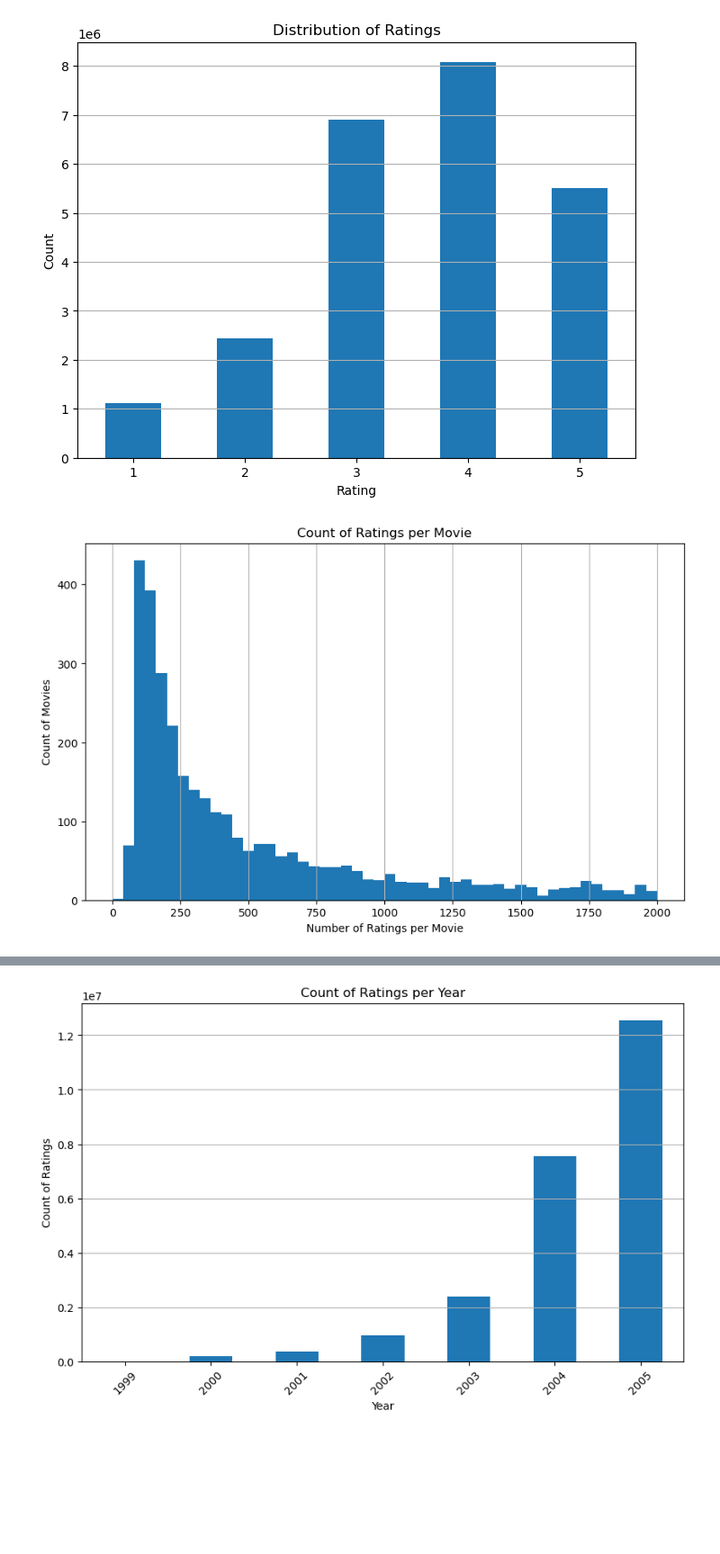
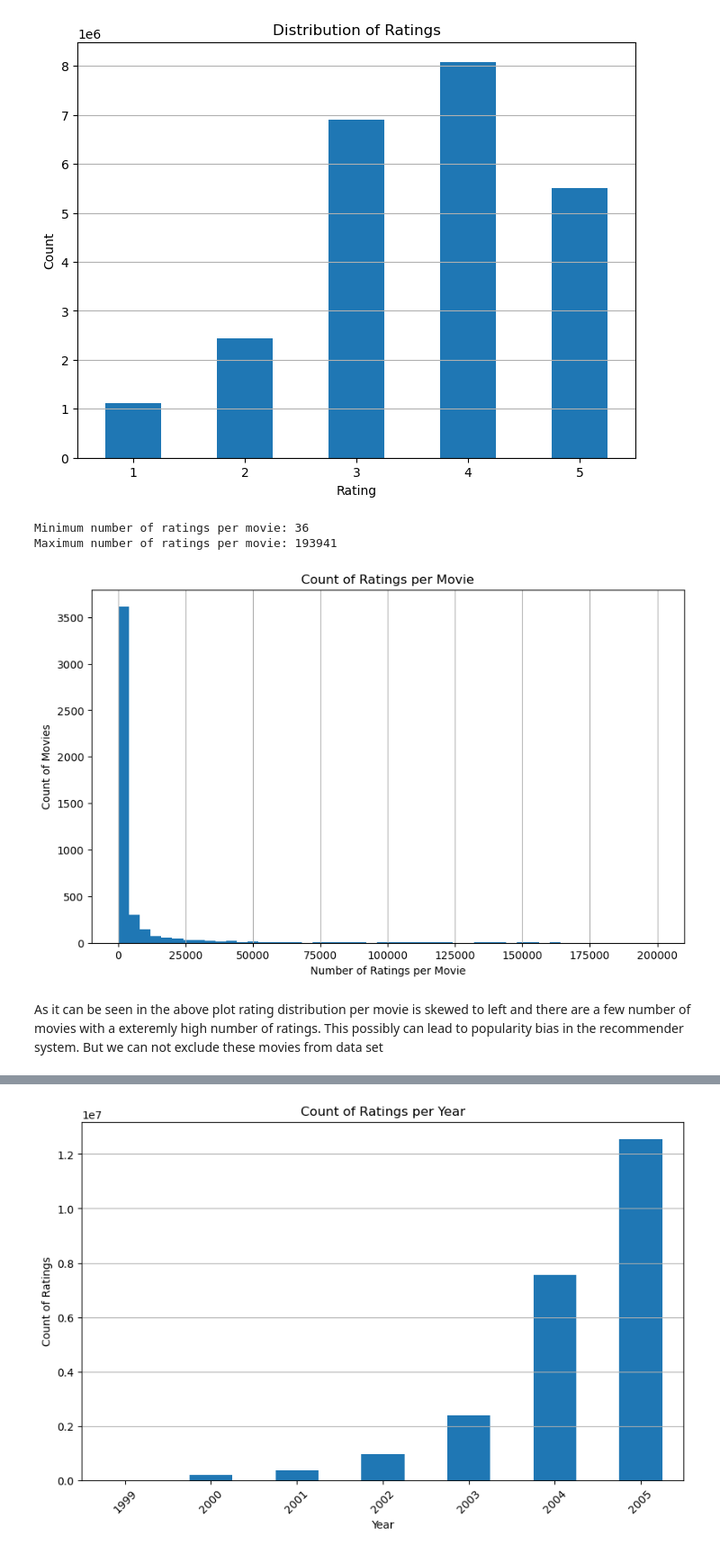
Before and after one commit to nadiaaflatounian/Recommender-systems-for-Movielens-and-Netflix, a Jupyter notebook: Netflix EDA.ipynb, the cells around one changed output, grey strips where cells are left out. Shown at 90% size. Saved outputs shown, nothing was run; the diff lists cells and outputs as text; code cells hidden in the pictures; blank space fills up the shorter version.

```diff
--- a/Netflix EDA.ipynb
+++ b/Netflix EDA.ipynb
@@ -49,15 +49,26 @@ plt.show()
 # %%
 # Count of ratings per movie
 ratings_per_movie = training_df['MovieID'].value_counts()
 
+# check the range
+min_ratings_per_movie = ratings_per_movie.min()
+max_ratings_per_movie = ratings_per_movie.max()
+
+print(f"Minimum number of ratings per movie: {min_ratings_per_movie}")
+print(f"Maximum number of ratings per movie: {max_ratings_per_movie}")
+
 # Plotting the count of ratings per movie
 plt.figure(figsize=(10, 6))
-ratings_per_movie.hist(bins=50, range=(0, 2000))  # Adjust the range and bins as needed
+ratings_per_movie.hist(bins=50, range=(0, 200000))  # Adjust the range and bins as needed
 plt.title('Count of Ratings per Movie')
 plt.xlabel('Number of Ratings per Movie')
 plt.ylabel('Count of Movies')
 plt.grid(axis='y')
 plt.show()
 # %% [output]
+Minimum number of ratings per movie: 36
+Maximum number of ratings per movie: 193941
-[figure, old version]
+[figure, new version]
+# %% [markdown]
+As it can be seen in the above plot rating distribution per movie is skewed to left and there are a few number of movies with a exteremly high number of ratings. This possibly can lead to popularity bias in the recommender system. But we can not exclude these movies from data set
 # %%
```
Also changed, not shown: parts of 5 cells of this notebook.
